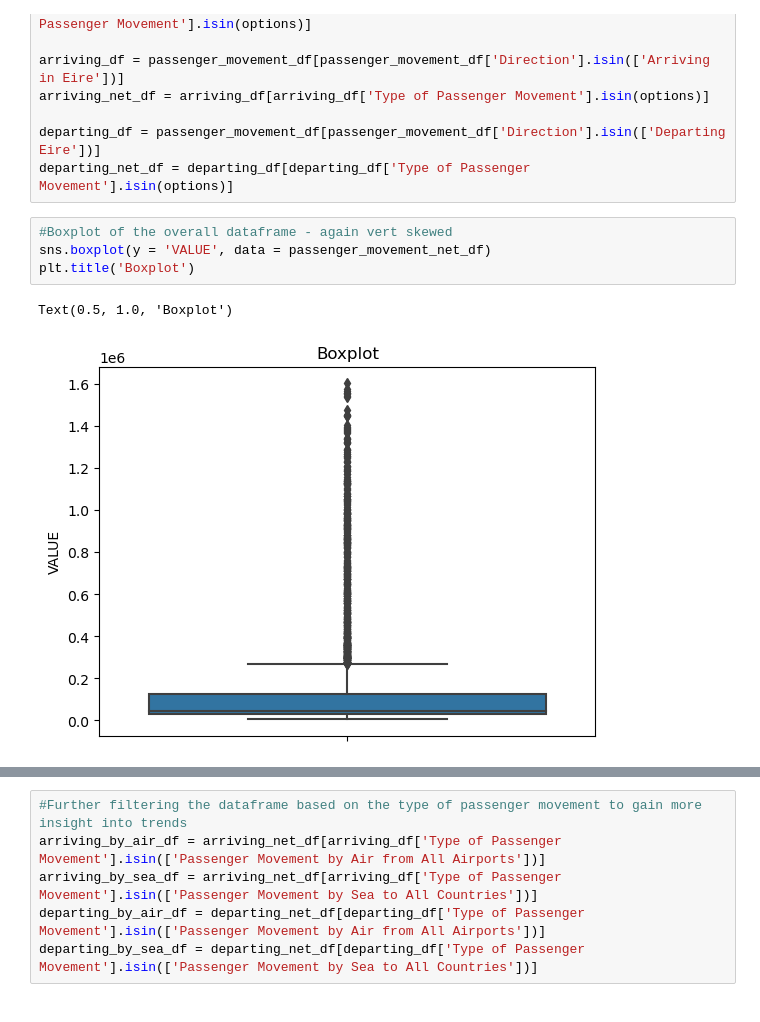
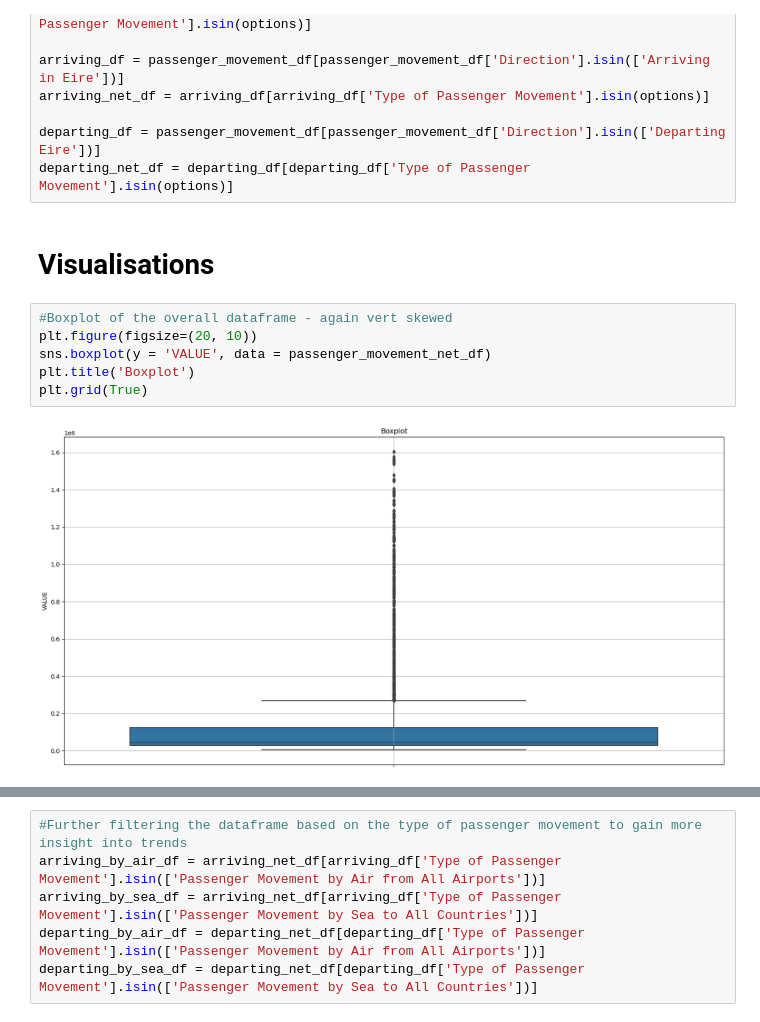
Before and after one commit to CCT-Dublin/ca1-claireobrien00, a Jupyter notebook: Passenger Movement Final.ipynb, the cells around one changed output, grey strips where cells are left out. Saved outputs shown, nothing was run; the diff lists cells and outputs as text.

```diff
--- a/Passenger Movement Final.ipynb
+++ b/Passenger Movement Final.ipynb
@@ -239,10 +236,13 @@ arriving_net_df = arriving_df[arriving_df['Type of Passenger Movement'].isin(opt
 
 departing_df = passenger_movement_df[passenger_movement_df['Direction'].isin(['Departing Eire'])]
 departing_net_df = departing_df[departing_df['Type of Passenger Movement'].isin(options)]
+# %% [markdown]
+# Visualisations
 # %%
 #Boxplot of the overall dataframe - again vert skewed
+plt.figure(figsize=(20, 10))
 sns.boxplot(y = 'VALUE', data = passenger_movement_net_df)
 plt.title('Boxplot')
+plt.grid(True)
 # %% [output]
-Text(0.5, 1.0, 'Boxplot')
-[figure, old version]
+[figure, new version]
```
Also changed, not shown: parts of 71 cells of this notebook, 15 other files.
